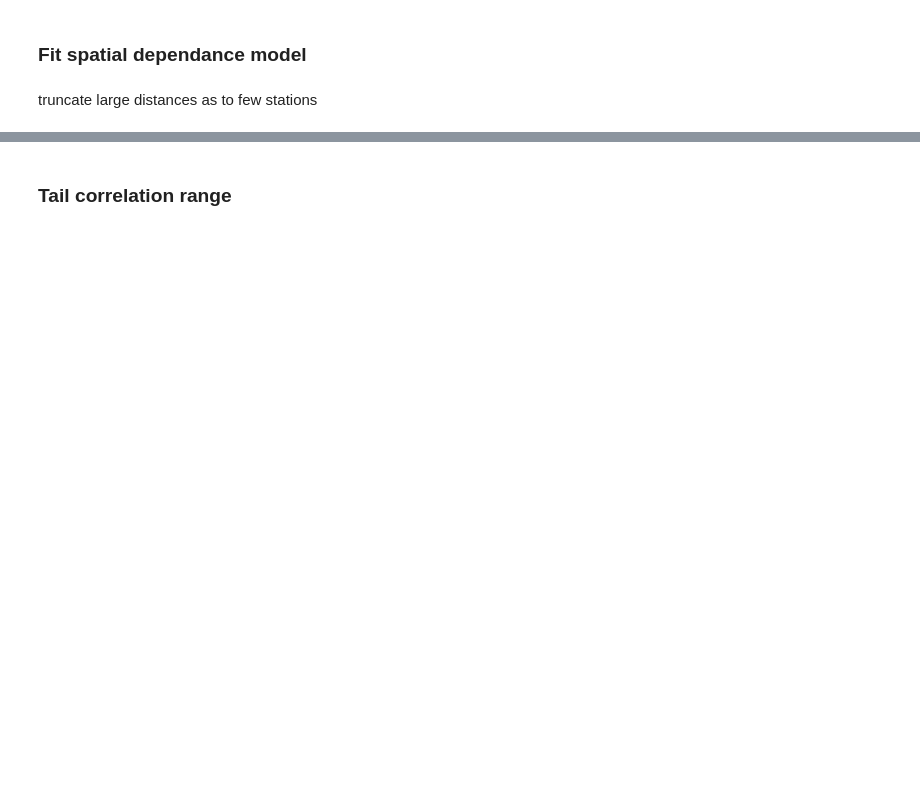
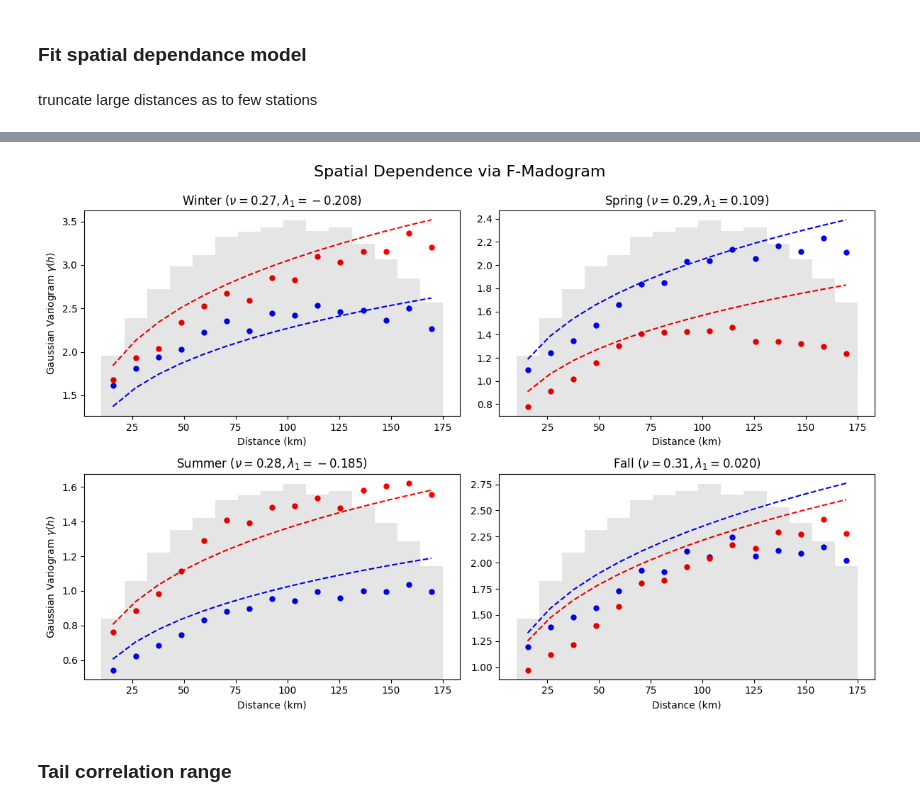
Before and after one commit to mdb0/extreme-precipitation-extents, a Jupyter notebook: model.ipynb, the cells around one changed output, grey strips where cells are left out. Drawn from its saved outputs; the diff is of its cells as text; code cells hidden in the pictures; blank space fills up the shorter version.

Commit message:
finally a good model

```diff
--- a/model.ipynb
+++ b/model.ipynb
@@ -571,0 +407,83 @@ Fall       | 0.1245   | 8.4800   | 0.0455   | True
+# %%
+# --- 4. Modeling & Fitting ---
+
+def theoretical_variogram(h, temp, params):
+    """Gaussian Variogram Model: (h / lambda)^nu"""
+    nu, lambda0, lambda1 = params
+    # Link function: lambda = exp(l0 + l1 * T)
+    range_param = np.exp(lambda0 + lambda1 * temp)
+    return (h / range_param) ** nu
+
+def residual_func(params, h_bins, temps, empirical_matrix):
+    nu, lambda0, lambda1 = params
+    range_params = np.exp(lambda0 + lambda1 * temps[:, None])
+    predicted = (h_bins[None, :] / range_params) ** nu
+
+    valid_mask = ~np.isnan(empirical_matrix)
+    return (predicted[valid_mask] - empirical_matrix[valid_mask])
+
+def get_season(month):
+    if month in [12, 1, 2]: return 'Winter'
+    elif month in [3, 4, 5]: return 'Spring'
+    elif month in [6, 7, 8]: return 'Summer'
+    else: return 'Fall'
+
+# --- 5. Fitting & Visualization ---
+fig = plt.figure(figsize=(12, 8))
+seasons = ['Winter', 'Spring', 'Summer', 'Fall']
+seasonal_fits = {}
+
+print("-" * 65)
+print(f"{'Season':<10} | {'nu':<8} | {'lambda0':<8} | {'lambda1':<8} | {'Success'}")
+print("-" * 65)
+
+for i, season in enumerate(seasons):
+    # Filter Data
+    season_mask = dates_trunc.month.map(get_season) == season
+    if season_mask.sum() < 10: continue
+
+    y_s = empirical_gamma_matrix[season_mask]
+    t_s = t_vector[season_mask]
+
+    # Fit (Bounds: nu in [0, 2] for valid variogram)
+    x0 = [0.8, 3.5, -0.05]
+    bounds = ([0.01, -np.inf, -np.inf], [1.99, np.inf, np.inf])
+
+    res = least_squares(residual_func, x0, bounds=bounds,
+                        args=(bin_centers, t_s, y_s))
+
+    seasonal_fits[season] = res.x
+    nu, l0, l1 = res.x
+    print(f"{season:<10} | {nu:.4f}   | {l0:.4f}   | {l1:.4f}   | {res.success}")
+
+    # Plotting
+    ax = fig.add_subplot(2, 2, i+1)
+
+    # Split High/Low Temp for visualization
+    t_low_mask = t_s < np.percentile(t_s, 25)
+    t_high_mask = t_s > np.percentile(t_s, 75)
+
+    # Plot Empirical Means
+    ax.scatter(bin_centers, np.nanmean(y_s[t_low_mask], axis=0), c='blue', s=25, label='Cold Days (Avg)')
+    ax.scatter(bin_centers, np.nanmean(y_s[t_high_mask], axis=0), c='red', s=25, label='Warm Days (Avg)')
+
+    # Plot Model Lines
+    t_low_val = t_s[t_low_mask].mean()
+    t_high_val = t_s[t_high_mask].mean()
+    ax.plot(bin_centers, theoretical_variogram(bin_centers, t_low_val, res.x), c='blue', ls='--')
+    ax.plot(bin_centers, theoretical_variogram(bin_centers, t_high_val, res.x), c='red', ls='--')
+
+    # Pair Density (Background)
+    ax_hist = ax.twinx()
+    ax_hist.bar(bin_centers, pair_counts, width=bins[1]-bins[0], alpha=0.1, color='k')
+    ax_hist.set_axis_off()
+
+    ax.set_title(f"{season} ($\\nu={nu:.2f}, \lambda_1={l1:.3f}$)")
+    ax.set_xlabel("Distance (km)")
+    if i % 2 == 0: ax.set_ylabel(r"Gaussian Variogram $\gamma(h)$")
+
+plt.suptitle("Spatial Dependence via F-Madogram", fontsize=16)
+plt.tight_layout()
+plt.subplots_adjust(top=0.9)
+plt.show()
+# %% [output]
@@ -572,2 +497,3 @@ Fall       | 0.1245   | 8.4800   | 0.0455   | True
+[figure, added]
 # %% [markdown]
 ### Tail correlation range
```
Also changed, not shown: parts of 10 cells of this notebook.
